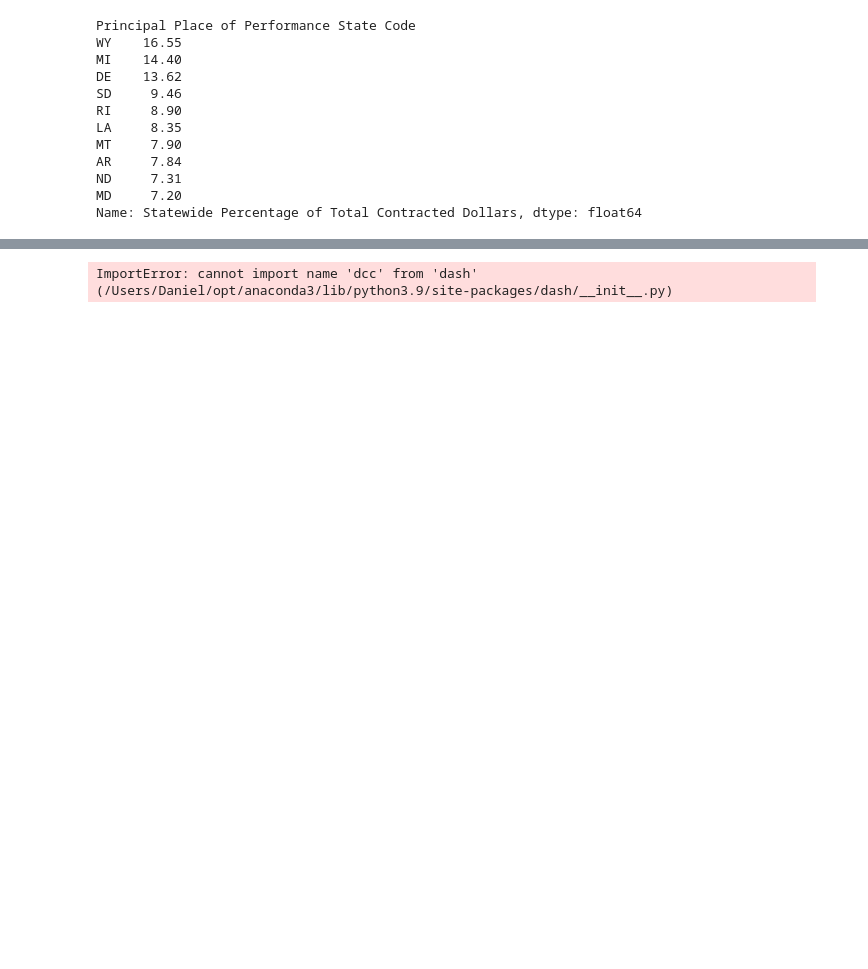
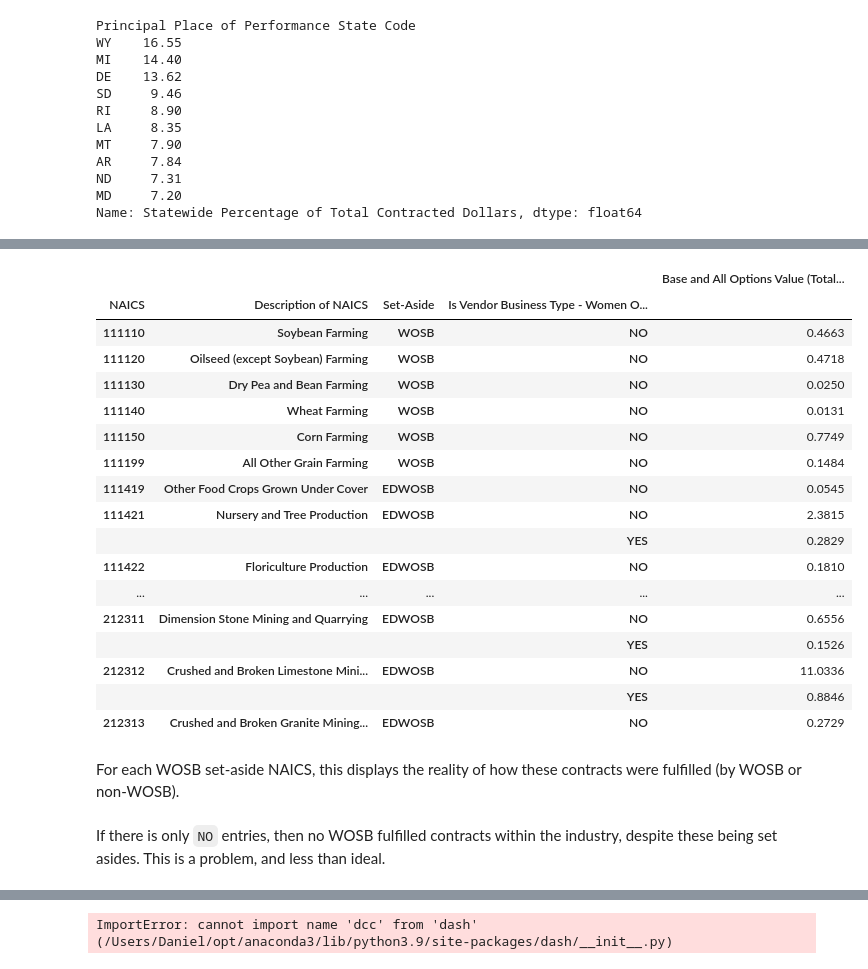
Before and after one commit to reetyf/sba, a Jupyter notebook: sba_assignment_haileyweinschenk.ipynb, the cells around one changed output, grey strips where cells are left out. Cells and saved outputs as stored; diff of their text form; code cells hidden in the pictures; blank space fills up the shorter version.

```diff
--- a/sba_assignment_haileyweinschenk.ipynb
+++ b/sba_assignment_haileyweinschenk.ipynb
@@ -251,0 +261,10 @@ fig.show(),
+# %%
+# preserve original
+naics_wise_df = df.copy()
+
+#only concerned with WOSB NAICS's (drop non WOSB NAICS contracts)
+naics_wise_df.dropna(inplace = True)
+
+# group by the industry, whether the industry is WOSB set-aside, and whether the contractor is WOSB
+naics_explorer_df = naics_wise_df.groupby(['NAICS','Description of NAICS','Set-Aside','Is Vendor Business Type - Women Owned Small Business']).agg('sum')
+naics_explorer_df.head(15)
@@ -251,0 +289,27 @@ fig.show(),
+# %%
+# again round to millions for more reader comprehension
+naics_explorer_df['Base and All Options Value (Total Contract Value)'] = round(naics_explorer_df['Base and All Options Value (Total Contract Value)']/1000000,4)
+# %%
+# now contract value unit is in millions of dollars
+naics_explorer_df.head(50)
+# %% [output]
+|  |  |  |  | Base and All Options Value (Total... |
+| NAICS | Description of NAICS | Set-Aside | Is Vendor Business Type - Women O... |  |
+| 111110 | Soybean Farming | WOSB | NO | 0.4663 |
+| 111120 | Oilseed (except Soybean) Farming | WOSB | NO | 0.4718 |
+| 111130 | Dry Pea and Bean Farming | WOSB | NO | 0.0250 |
+| 111140 | Wheat Farming | WOSB | NO | 0.0131 |
+| 111150 | Corn Farming | WOSB | NO | 0.7749 |
+| 111199 | All Other Grain Farming | WOSB | NO | 0.1484 |
+| 111419 | Other Food Crops Grown Under Cover | EDWOSB | NO | 0.0545 |
+| 111421 | Nursery and Tree Production | EDWOSB | NO | 2.3815 |
+|  |  |  | YES | 0.2829 |
+| 111422 | Floriculture Production | EDWOSB | NO | 0.1810 |
+| ... | ... | ... | ... | ... |
+| 212311 | Dimension Stone Mining and Quarrying | EDWOSB | NO | 0.6556 |
+|  |  |  | YES | 0.1526 |
+| 212312 | Crushed and Broken Limestone Mini... | EDWOSB | NO | 11.0336 |
+|  |  |  | YES | 0.8846 |
+| 212313 | Crushed and Broken Granite Mining... | EDWOSB | NO | 0.2729 |
+# %% [markdown]
+For each WOSB set-aside NAICS, this displays the reality of how these contracts were fulfilled (by WOSB or non-WOSB).
@@ -251,0 +319,2 @@ fig.show(),
+# %% [markdown]
+If there is only `NO` entries, then no WOSB fulfilled contracts within the industry, despite these being set asides. This is a problem, and less than ideal.
```
Also changed, not shown: parts of 20 cells of this notebook.
